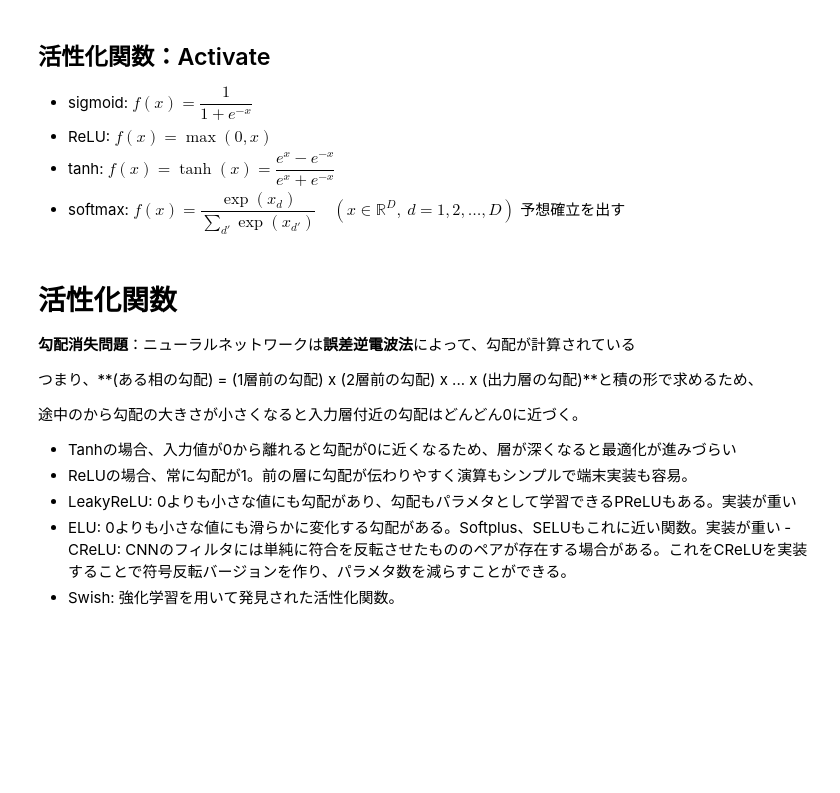
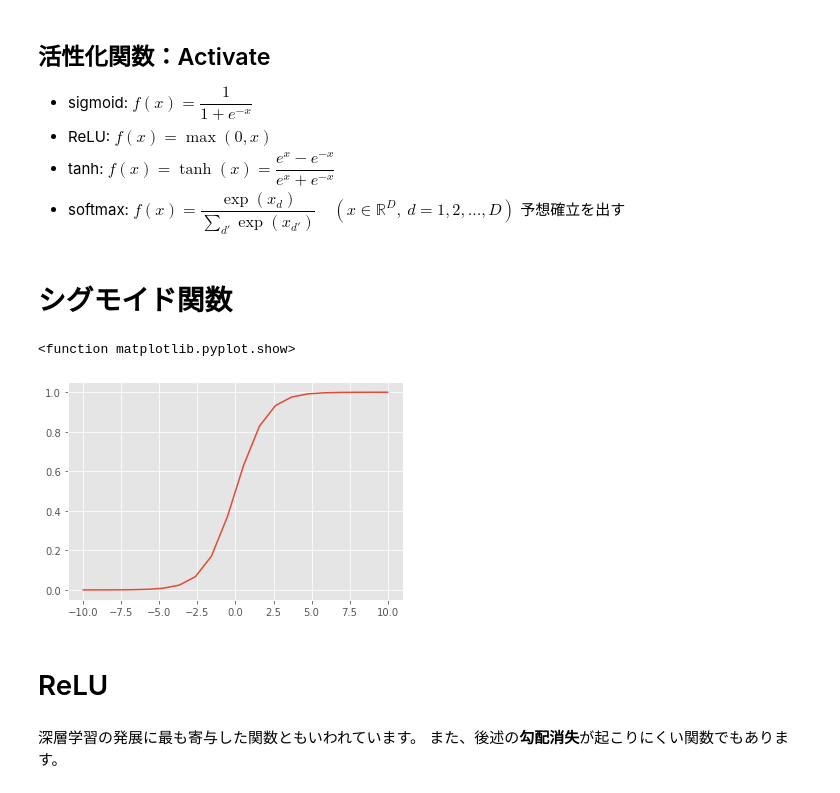
Before and after one commit to Strix9289/Introduction-of-Deep-Learning, a Jupyter notebook: Activation.ipynb, the cells around one changed output. Saved outputs shown, nothing was run; the diff lists cells and outputs as text; code cells hidden in the pictures; blank space fills up the shorter version.

```diff
--- a/Activation.ipynb
+++ b/Activation.ipynb
@@ -2,0 +26,4 @@
+# %%
+#固定変数の定義
+e = math.e
+pi = math.pi
@@ -6,18 +98,22 @@
 * ReLU: $f(x)=\max(0,x)$
 * tanh: $f(x)=\tanh(x)=\dfrac{e^x-e^{-x}}{e^x+e^{-x}}$
 * softmax: $f(x)=\dfrac{\exp(x_d)}{\sum_{d'} \exp(x_{d'})} \quad (x\in\mathbb{R}^D,\ d=1,2,\ldots,D)$ 予想確立を出す
-# %% [markdown]
-# 活性化関数
-
-**勾配消失問題**：ニューラルネットワークは**誤差逆電波法**によって、勾配が計算されている
-
-つまり、**(ある相の勾配) = (1層前の勾配) x (2層前の勾配) x ... x (出力層の勾配)**と積の形で求めるため、
-
-途中のから勾配の大きさが小さくなると入力層付近の勾配はどんどん0に近づく。
-
-- Tanhの場合、入力値が0から離れると勾配が0に近くなるため、層が深くなると最適化が進みづらい
-- ReLUの場合、常に勾配が1。前の層に勾配が伝わりやすく演算もシンプルで端末実装も容易。
-- LeakyReLU: 0よりも小さな値にも勾配があり、勾配もパラメタとして学習できるPReLUもある。実装が重い
-- ELU: 0よりも小さな値にも滑らかに変化する勾配がある。Softplus、SELUもこれに近い関数。実装が重い
-‐ CReLU: CNNのフィルタには単純に符合を反転させたもののペアが存在する場合がある。これをCReLUを実装することで符号反転バージョンを作り、パラメタ数を減らすことができる。
-- Swish: 強化学習を用いて発見された活性化関数。
+# %% [markdown]
+# シグモイド関数
+# %%
+def sigmoid(x):
+  return  1/(1+e**-x)
+# %%
+#np.linespace(左端、右端、何等分するか)
+x = np.linspace(-10,10,20)
+y = sigmoid(x)
+plt.plot(x,y)
+plt.show
+# %% [output]
+<function matplotlib.pyplot.show>
+[figure, added]
+# %% [markdown]
+# ReLU
+# %% [markdown]
+深層学習の発展に最も寄与した関数ともいわれています。
+また、後述の**勾配消失**が起こりにくい関数でもあります。
```
Also changed, not shown: parts of 19 cells of this notebook.
